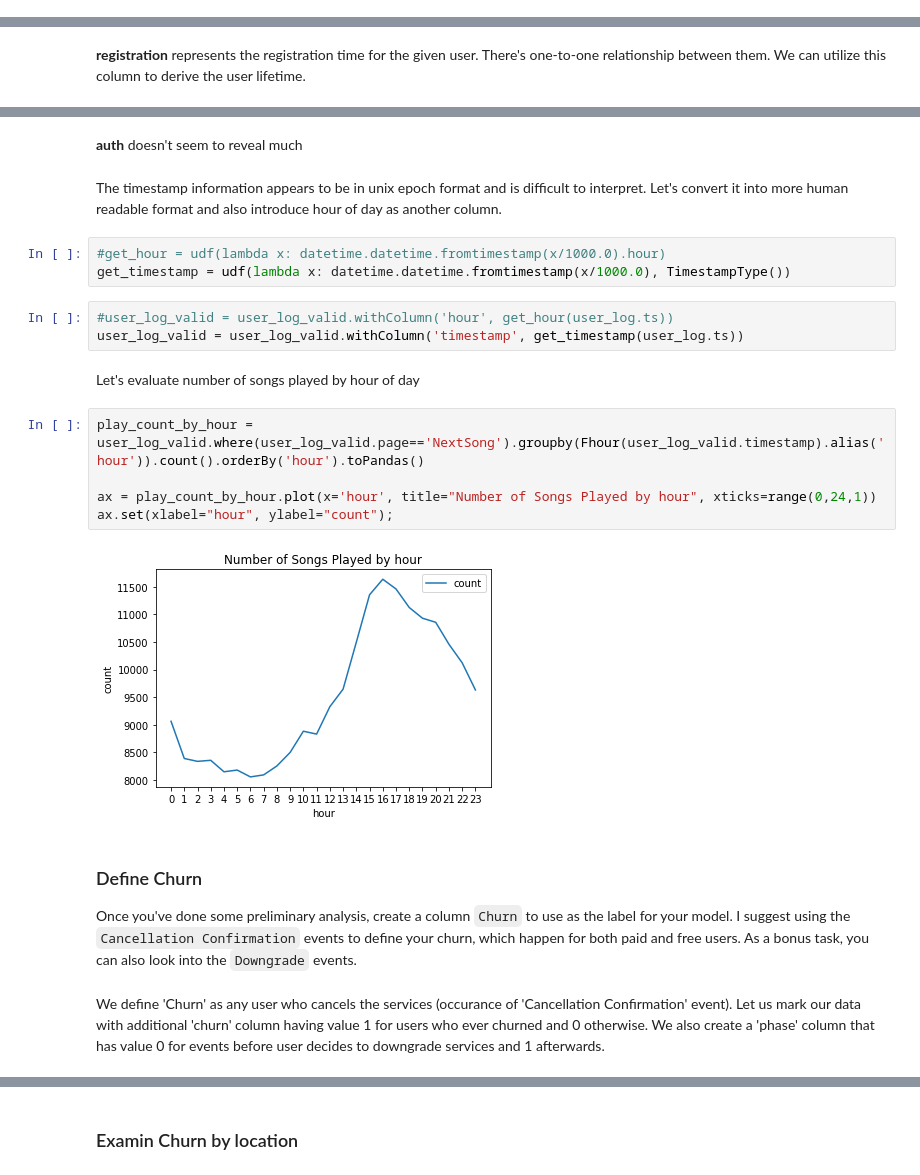
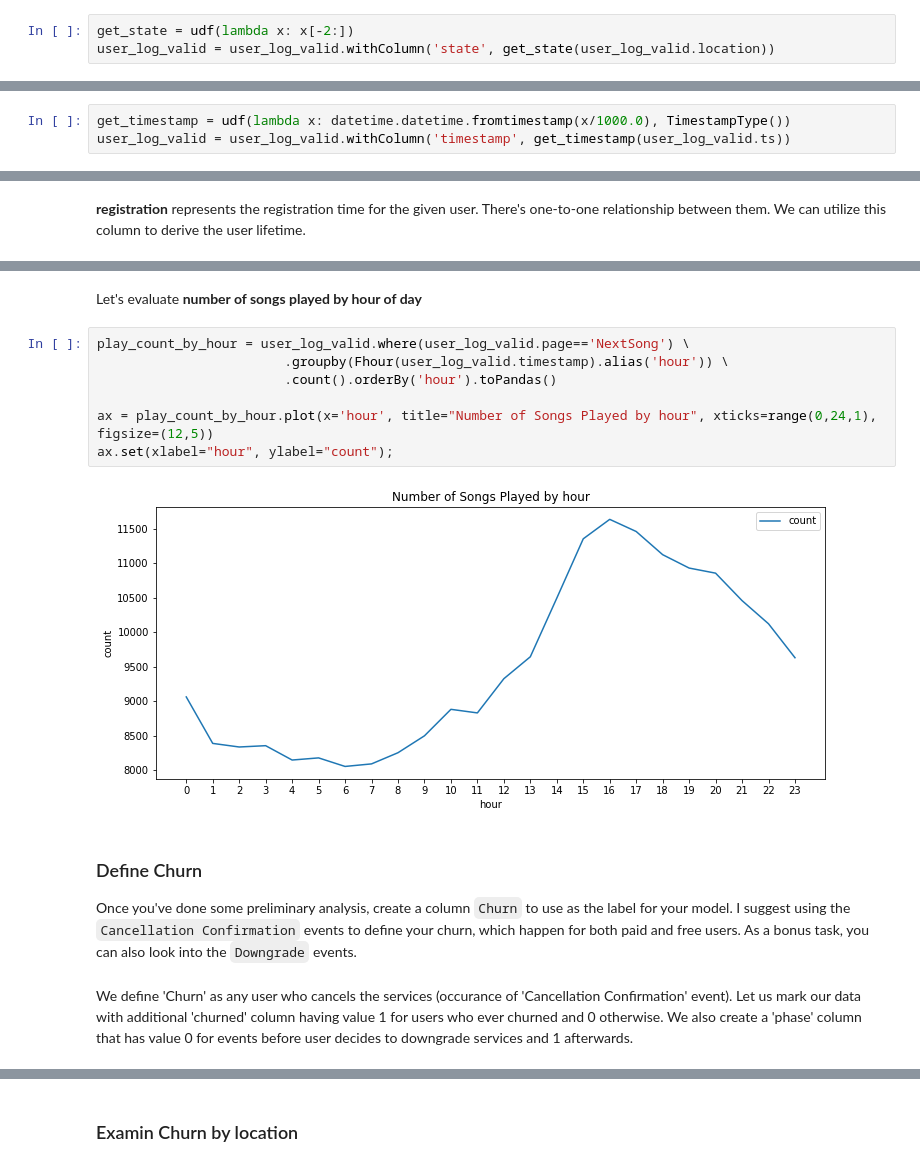
Before and after one commit to kvsrohit/sparkify, a Jupyter notebook: Sparkify.ipynb, the cells around one changed output, grey strips where cells are left out. Saved outputs shown, nothing was run; the diff lists cells and outputs as text.

Commit message:
charts added

```diff
--- a/Sparkify.ipynb
+++ b/Sparkify.ipynb
@@ -134,0 +134,3 @@ user_log_valid = user_log_valid.where(user_log_valid.userId != '')
+# %%
+get_state = udf(lambda x: x[-2:])
+user_log_valid = user_log_valid.withColumn('state', get_state(user_log_valid.location))
@@ -135,3 +139,6 @@ user_log_valid = user_log_valid.where(user_log_valid.userId != '')
+# %%
+get_timestamp = udf(lambda x: datetime.datetime.fromtimestamp(x/1000.0), TimestampType())
+user_log_valid = user_log_valid.withColumn('timestamp', get_timestamp(user_log_valid.ts))
 # %% [markdown]
 # Exploratory Data Analysis
 When you're working with the full dataset, perform EDA by loading a small subset of the data and doing basic manipulations within Spark. In this workspace, you are already provided a small subset of data you can explore.
@@ -213,27 +185,19 @@ user_log_valid.groupby('auth').count().sort('auth').show()
-# %% [markdown]
-**auth** doesn't seem to reveal much
-# %% [markdown]
-The timestamp information appears to be in unix epoch format and is difficult to interpret. Let's convert it into more human readable format and also introduce hour of day as another column.
-# %%
-#get_hour = udf(lambda x: datetime.datetime.fromtimestamp(x/1000.0).hour)
-get_timestamp = udf(lambda x: datetime.datetime.fromtimestamp(x/1000.0), TimestampType())
-# %%
-#user_log_valid = user_log_valid.withColumn('hour', get_hour(user_log.ts))
-user_log_valid = user_log_valid.withColumn('timestamp', get_timestamp(user_log.ts))
 # %% [markdown]
-Let's evaluate number of songs played by hour of day
+Let's evaluate **number of songs played by hour of day**
 # %%
-play_count_by_hour = user_log_valid.where(user_log_valid.page=='NextSong').groupby(Fhour(user_log_valid.timestamp).alias('hour')).count().orderBy('hour').toPandas()
+play_count_by_hour = user_log_valid.where(user_log_valid.page=='NextSong') \
+                        .groupby(Fhour(user_log_valid.timestamp).alias('hour')) \
+                        .count().orderBy('hour').toPandas()
 
-ax = play_count_by_hour.plot(x='hour', title="Number of Songs Played by hour", xticks=range(0,24,1))
+ax = play_count_by_hour.plot(x='hour', title="Number of Songs Played by hour", xticks=range(0,24,1), figsize=(12,5))
 ax.set(xlabel="hour", ylabel="count");
 # %% [output]
-[figure, old version]
+[figure, new version]
 # %% [markdown]
 ### Define Churn
 
 Once you've done some preliminary analysis, create a column `Churn` to use as the label for your model. I suggest using the `Cancellation Confirmation` events to define your churn, which happen for both paid and free users. As a bonus task, you can also look into the `Downgrade` events.
 # %% [markdown]
-We define 'Churn' as any user who cancels the services (occurance of 'Cancellation Confirmation' event). Let us mark our data with additional 'churn' column having value 1 for users who ever churned and 0 otherwise.
+We define 'Churn' as any user who cancels the services (occurance of 'Cancellation Confirmation' event). Let us mark our data with additional 'churned' column having value 1 for users who ever churned and 0 otherwise.
 We also create a 'phase' column that has value 0 for events before user decides to downgrade services and 1 afterwards.
 # %%
```
Also changed, not shown: parts of 46 cells of this notebook, 10 other files.
